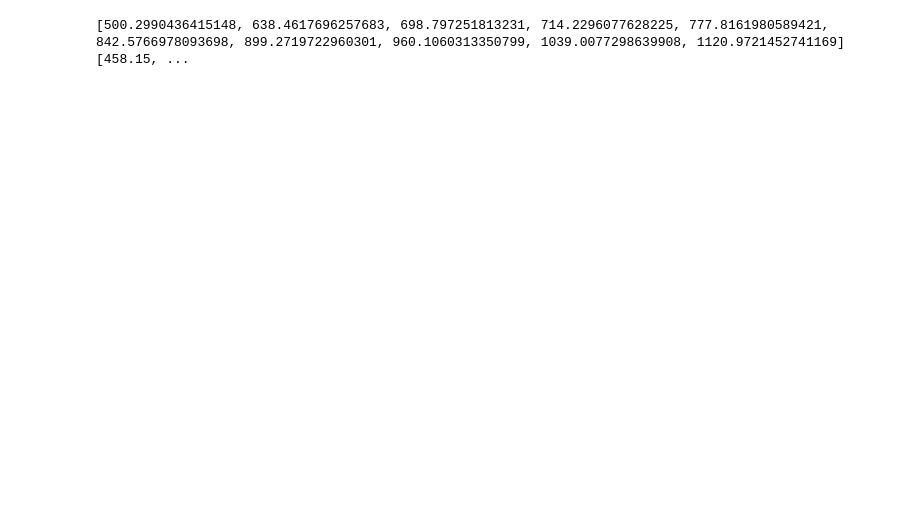
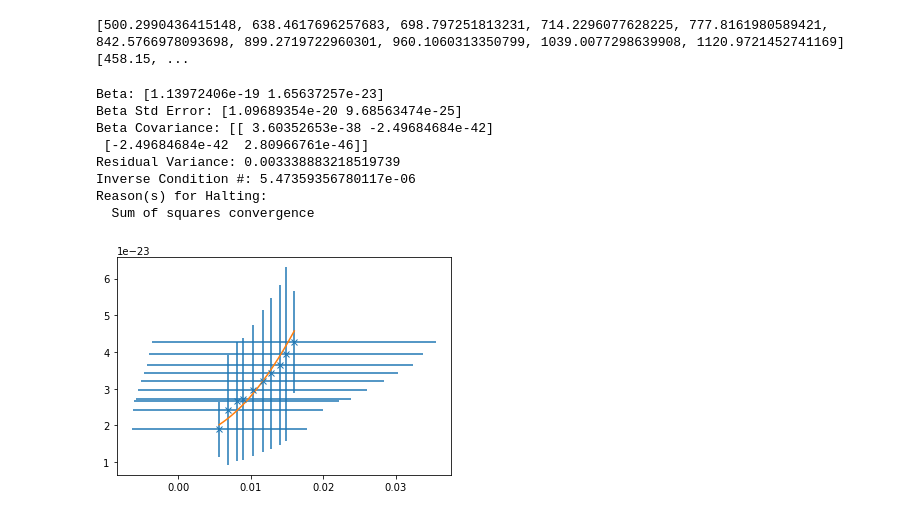
Before and after one commit to CaptainNikon/A2-, a Jupyter notebook: AuswertungNewNew.ipynb, the cells around one changed output. Drawn from its saved outputs; the diff is of its cells as text; code cells hidden in the pictures; blank space fills up the shorter version.

```diff
--- a/AuswertungNewNew.ipynb
+++ b/AuswertungNewNew.ipynb
@@ -262,0 +271,51 @@ print(d,T)
+# %%
+from scipy.odr import *
+
+x_err = np.array(ux)
+y_err = np.array(uy)
+
+# Define a function (quadratic in our case) to fit the data with.
+def lin_func(p, x):
+    m, c = p
+    return m*x**2 + c
+
+# Create a model for fitting.
+lin_model = Model(lin_func)
+
+# Create a RealData object using our initiated data from above.
+data = RealData(x, y, sx=x_err, sy=y_err)
+
+# Set up ODR with the model and data.
+odr = ODR(data, lin_model, beta0=[0., 1.])
+
+# Run the regression.
+out = odr.run()
+
+# Use the in-built pprint method to give us results.
+out.pprint()
+'''Beta: [ 1.01781493  0.48498006]
+Beta Std Error: [ 0.00390799  0.03660941]
+Beta Covariance: [[ 0.00241322 -0.01420883]
+ [-0.01420883  0.21177597]]
+Residual Variance: 0.00632861634898189
+Inverse Condition #: 0.4195196193536024
+Reason(s) for Halting:
+  Sum of squares convergence'''
+
+x_fit = np.linspace(x[0], x[-1], 1000)
+y_fit = lin_func(out.beta, x_fit)
+
+plt.errorbar(x, y, xerr=x_err, yerr=y_err, linestyle='None', marker='x')
+plt.plot(x_fit, y_fit)
+
+plt.show()
+# %% [output]
+Beta: [1.13972406e-19 1.65637257e-23]
+Beta Std Error: [1.09689354e-20 9.68563474e-25]
+Beta Covariance: [[ 3.60352653e-38 -2.49684684e-42]
+ [-2.49684684e-42  2.80966761e-46]]
+Residual Variance: 0.003338883218519739
+Inverse Condition #: 5.47359356780117e-06
+Reason(s) for Halting:
+  Sum of squares convergence
+[figure, added]
```
Also changed, not shown: parts of 2 cells of this notebook, 1 other file.
